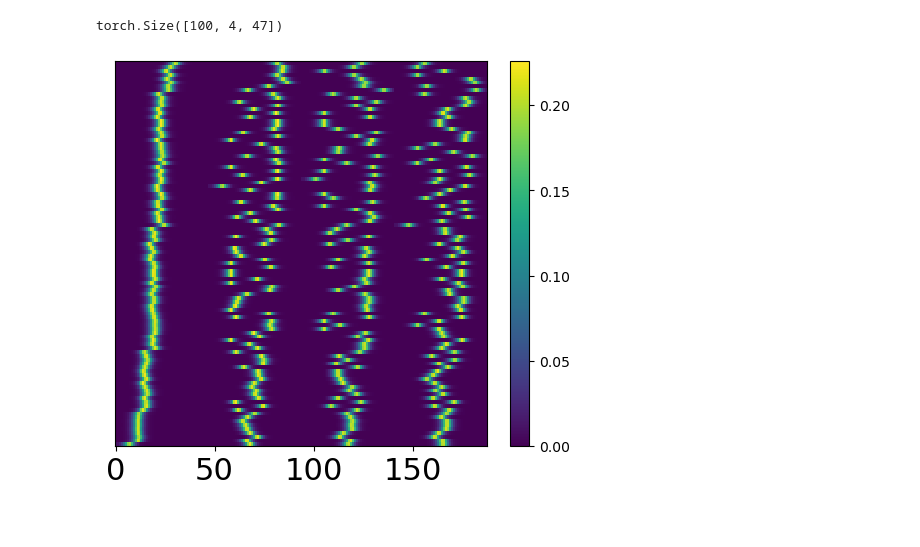
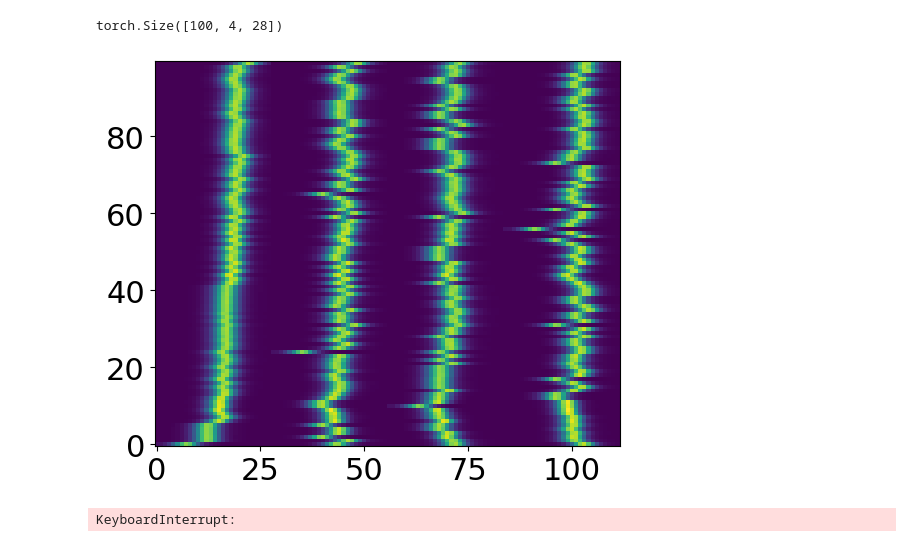
Before and after one commit to bizhili/Topology_Learning_Epis, a Jupyter notebook: test_multi_cities_no_att.ipynb, the cells around one changed output. Drawn from its saved outputs; the diff is of its cells as text; code cells hidden in the pictures.

```diff
--- a/test_multi_cities_no_att.ipynb
+++ b/test_multi_cities_no_att.ipynb
@@ -28,16 +28,16 @@ parser = argparse.ArgumentParser(description='Topology fitting parameters')
 pramameters.add_arguments(parser)
 paras= pramameters.read_arguments(parser)
 #preset
-paras.modelLoad= "AA"
+paras.modelLoad= "infer2018"
 
 #realGraphs= ["contious_Africa", "contious_china", "contious_EU", "contious_usa", "mobility_german", "mobility_us"]
 realGraphs2= ["global_air", "us_air"]
 realGraphs3= ["us_air100", "us_air200", "us_air300", "us_air400", "spain_bus", "spain_car", "spain_plane", "spain_train"]
-paras.randomGraph= "RGG"
+paras.randomGraph= "BA"
 paras.weightModel= "identical"
 paras.epoches= 100000
 paras.intense= -1
-paras.seed= 13
+paras.seed= 16
 paras.plot= "spring"
 paras.strains= 4
 paras.dense= 0
@@ -182,33 +184,41 @@ torch.Size([4, 47])
 # %%
 def rank_nodes_by_distance(G, source_node):
     # Get distances from the source_node to all other nodes
     distances = nx.single_source_shortest_path_length(G, source_node)
     # Sort nodes by distance from the source_node
     sorted_nodes = sorted(distances.items(), key=lambda x: x[1])
     # Return sorted nodes by their distance (excluding the distance values)
     return [node for node, _ in sorted_nodes]
 
 print(divide.shape)
 nodes_diantance_index= rank_nodes_by_distance(G, randomList[0])
 
 shapeY= divide.shape[0]
 shapeX= divide.shape[1]*divide.shape[2]
 divide2D= divide.reshape(shapeY, shapeX).cpu().detach()
 heatMapDivide2D= divide2D[nodes_diantance_index, :]
 fig, ax = plt.subplots(1, 1, figsize=(6, 5))
 fontsize= 22
 cmap= ax.pcolormesh(range(shapeX), range(shapeY), heatMapDivide2D)
-fig.colorbar(cmap)
+#cbar= fig.colorbar(cmap)
+
+#cbar.ax.tick_params(labelsize= fontsize-7)
 
 # plt.ylabel("Nodes Index",  loc='bottom', fontsize= fontsize)
+
 # plt.xlabel(f"{paras.modelLoad}", fontsize= fontsize)
-# plt.gca().axes.get_xaxis().set_visible(False)
-plt.gca().axes.get_yaxis().set_visible(False)
+
+plt.gca().axes.get_xaxis().set_visible(True)
+
+plt.gca().axes.get_yaxis().set_visible(True)
+
 
 plt.tick_params(axis='both', labelsize=fontsize)
+
+plt.show()
 # %% [output]
-torch.Size([100, 4, 47])
+torch.Size([100, 4, 28])
-[figure, old version]
+[figure, new version]
 # %%
 
 timeHorizon= divide.shape[2]-1
@@ -257,16 +267,17 @@ sensetives= []
 evaluateMeth= [evaluate.spectral_similarity, evaluate.pearson_correlation, evaluate.jaccard_similarity,evaluate.ROC_AUC, evaluate.PR_AUC]
 
 if paras.modelLoad== "infer2018":
-    for j in (range(paras.epoches)):
+    for j in tqdm(range(paras.epoches)):
         optimizer1.zero_grad()
         optimizer2.zero_grad()
         optimizer3.zero_grad()
         inferZmat= myMatch(divide, paras.modelLoad)
         predSignal, signal, PreZ= myEpi(divide, inferZmat)
         tempEye= torch.eye(paras.n, device= device)
+
         loss= myloss(predSignal[:, :, 0:-1], signal[:, :, 1:])*10+ torch.var(myEpi.taus, dim= 0).sum()\
-            + torch.var(myEpi.R0dTaus, dim= 0).sum()+1e-5*torch.sum(torch.log(torch.sum(PreZ-tempEye, dim= 1)))
-        losses.append((loss-1e-5*torch.sum(torch.log(torch.sum(PreZ-tempEye, dim= 1)))).item())
+            + torch.var(myEpi.R0dTaus, dim= 0).sum()+1e-4*torch.sum(torch.log(torch.sum(PreZ-tempEye, dim= 1)))
+        losses.append((loss-1e-4*torch.sum(torch.log(torch.sum(PreZ-tempEye, dim= 1)))).item())
         if torch.isnan(loss).any():
             utils.log_print(printFlag, f"meet nan value at {j}")#
             break
@@ -300,3 +311,5 @@ else:
             sensitiveB= (myMatch.mySig(Bpart)*myMatch.mySig(1-Bpart)).sum()
             sensetives.append([sensitiveA.item(), sensitiveB.item()])
             evaluateResults.append(evaluate_epoch(PreZ.detach(), evaluateMeth))
+# %% [output]
+KeyboardInterrupt:
```
Also changed, not shown: parts of 11 cells of this notebook, 13 other files.
